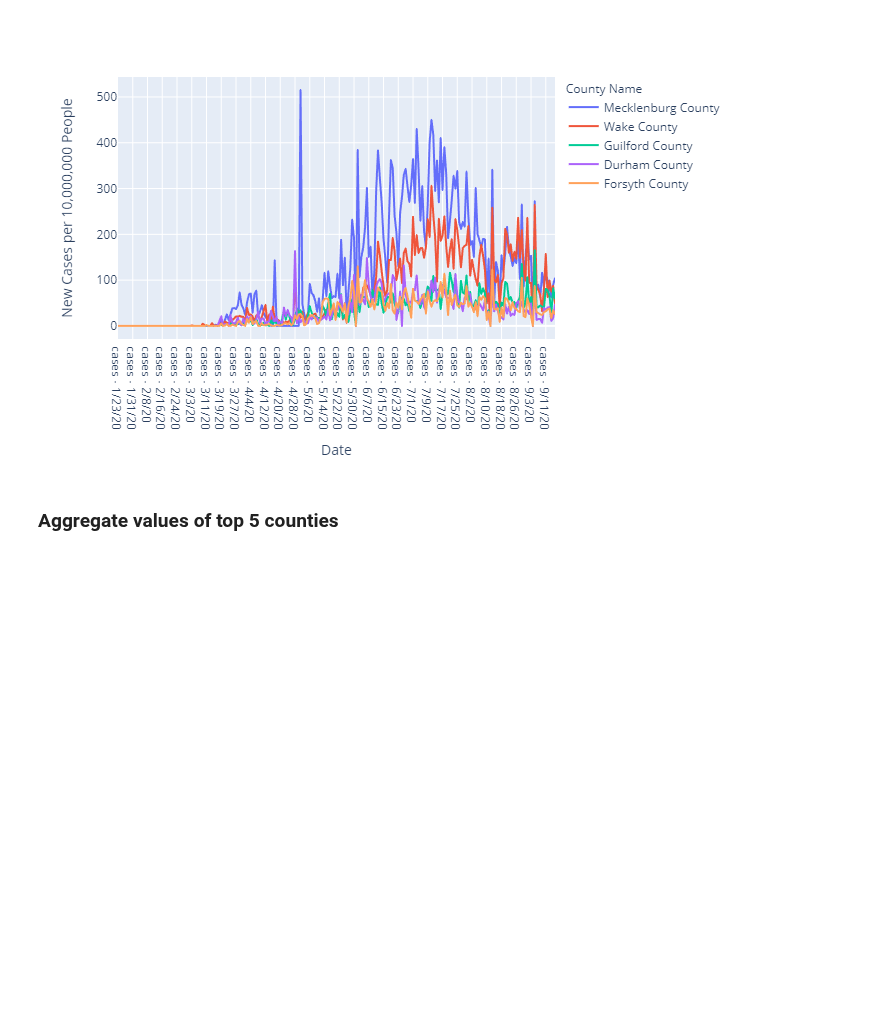
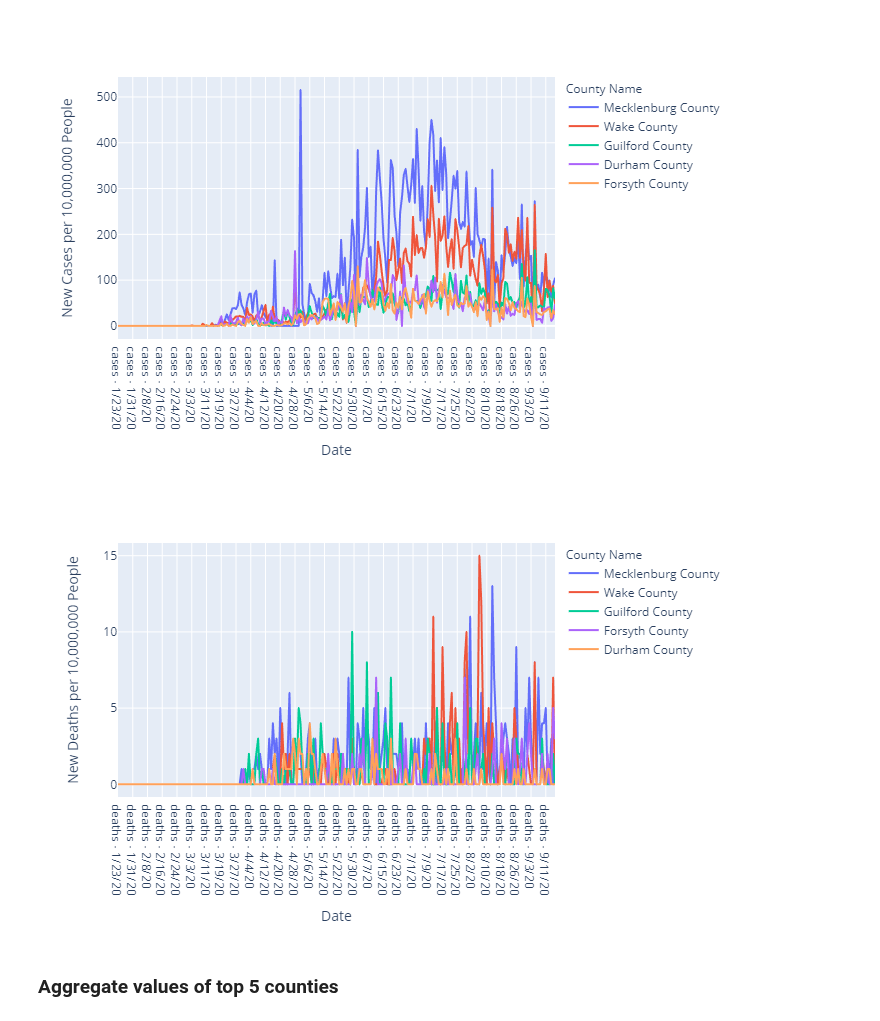
Before and after one commit to UNCG-CSE/COVID-Team-1, a Jupyter notebook: src/andy/Stage_2_Task_1.ipynb, the cells around one changed output. Drawn from its saved outputs; the diff is of its cells as text; code cells hidden in the pictures; blank space fills up the shorter version.

Commit message:
graph

```diff
--- a/src/andy/Stage_2_Task_1.ipynb
+++ b/src/andy/Stage_2_Task_1.ipynb
@@ -252,3 +250,8 @@ daily_deaths.show()
+# %%
+#daily_deaths.show()
+Image(filename="andy/images/daily_death_single_state.png")
+# %% [output]
+[figure, added]
 # %% [markdown]
 ### Aggregate values of top 5 counties
 # %%
```
Also changed, not shown: parts of 5 cells of this notebook, 17 other files.
